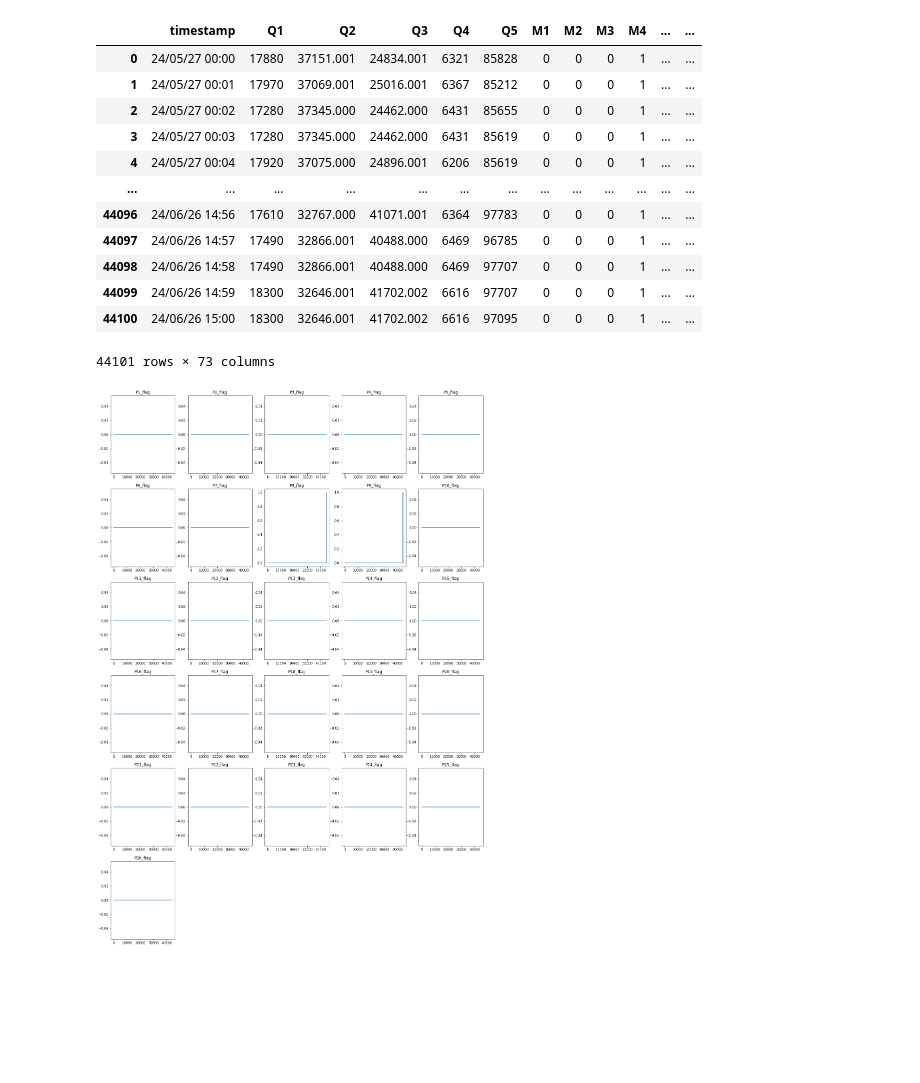
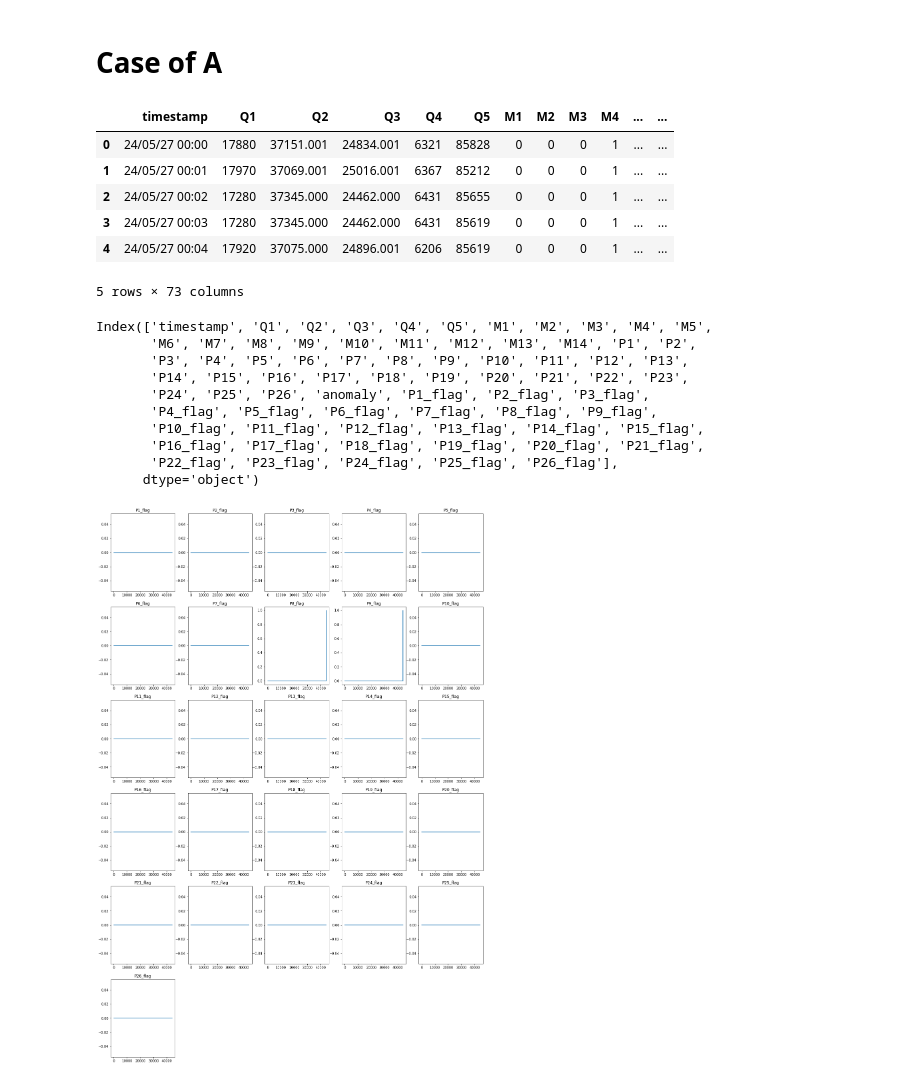
Before and after one commit to YoungGyuLee/personal_research, a Jupyter notebook: k-water/k-water research.ipynb, the cells around one changed output. Cells and saved outputs as stored; diff of their text form; code cells hidden in the pictures; blank space fills up the shorter version.

```diff
--- a/k-water/k-water research.ipynb
+++ b/k-water/k-water research.ipynb
@@ -20,19 +7,28 @@ Index(['timestamp', 'Q1', 'Q2', 'Q3', 'Q4', 'Q5', 'M1', 'M2', 'M3', 'M4', 'M5',
+# %% [markdown]
+# Case of A
 # %%
-train_a
+train_a.head()
 # %% [output]
 |  | timestamp | Q1 | Q2 | Q3 | Q4 | Q5 | M1 | M2 | M3 | M4 | ... | ... |
 | 0 | 24/05/27 00:00 | 17880 | 37151.001 | 24834.001 | 6321 | 85828 | 0 | 0 | 0 | 1 | ... | ... |
 | 1 | 24/05/27 00:01 | 17970 | 37069.001 | 25016.001 | 6367 | 85212 | 0 | 0 | 0 | 1 | ... | ... |
 | 2 | 24/05/27 00:02 | 17280 | 37345.000 | 24462.000 | 6431 | 85655 | 0 | 0 | 0 | 1 | ... | ... |
 | 3 | 24/05/27 00:03 | 17280 | 37345.000 | 24462.000 | 6431 | 85619 | 0 | 0 | 0 | 1 | ... | ... |
 | 4 | 24/05/27 00:04 | 17920 | 37075.000 | 24896.001 | 6206 | 85619 | 0 | 0 | 0 | 1 | ... | ... |
-| ... | ... | ... | ... | ... | ... | ... | ... | ... | ... | ... | ... | ... |
-| 44096 | 24/06/26 14:56 | 17610 | 32767.000 | 41071.001 | 6364 | 97783 | 0 | 0 | 0 | 1 | ... | ... |
-| 44097 | 24/06/26 14:57 | 17490 | 32866.001 | 40488.000 | 6469 | 96785 | 0 | 0 | 0 | 1 | ... | ... |
-| 44098 | 24/06/26 14:58 | 17490 | 32866.001 | 40488.000 | 6469 | 97707 | 0 | 0 | 0 | 1 | ... | ... |
-| 44099 | 24/06/26 14:59 | 18300 | 32646.001 | 41702.002 | 6616 | 97707 | 0 | 0 | 0 | 1 | ... | ... |
-| 44100 | 24/06/26 15:00 | 18300 | 32646.001 | 41702.002 | 6616 | 97095 | 0 | 0 | 0 | 1 | ... | ... |
-44101 rows × 73 columns
+5 rows × 73 columns
+# %%
+train_a.columns
+# %% [output]
+Index(['timestamp', 'Q1', 'Q2', 'Q3', 'Q4', 'Q5', 'M1', 'M2', 'M3', 'M4', 'M5',
+       'M6', 'M7', 'M8', 'M9', 'M10', 'M11', 'M12', 'M13', 'M14', 'P1', 'P2',
+       'P3', 'P4', 'P5', 'P6', 'P7', 'P8', 'P9', 'P10', 'P11', 'P12', 'P13',
+       'P14', 'P15', 'P16', 'P17', 'P18', 'P19', 'P20', 'P21', 'P22', 'P23',
+       'P24', 'P25', 'P26', 'anomaly', 'P1_flag', 'P2_flag', 'P3_flag',
+       'P4_flag', 'P5_flag', 'P6_flag', 'P7_flag', 'P8_flag', 'P9_flag',
+       'P10_flag', 'P11_flag', 'P12_flag', 'P13_flag', 'P14_flag', 'P15_flag',
+       'P16_flag', 'P17_flag', 'P18_flag', 'P19_flag', 'P20_flag', 'P21_flag',
+       'P22_flag', 'P23_flag', 'P24_flag', 'P25_flag', 'P26_flag'],
+      dtype='object')
 # %%
 import matplotlib.pyplot as plt
 import seaborn as sns
```
Also changed, not shown: parts of 12 cells of this notebook.
